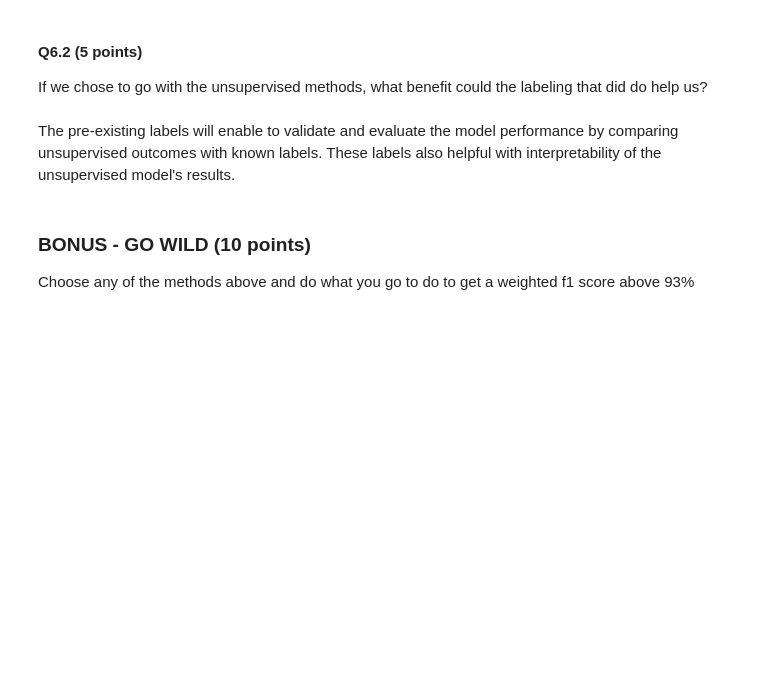
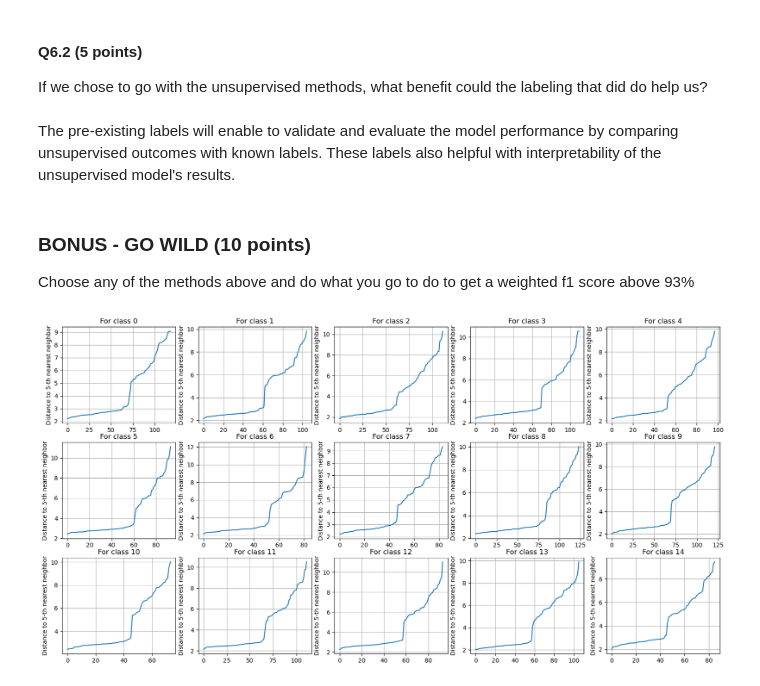
Before and after one commit to JaneAmi/YData_UL, a Jupyter notebook: HW4_AD/HW4_Anomaly_Detection.ipynb, the cells around one changed output. Cells and saved outputs as stored; diff of their text form; code cells hidden in the pictures; blank space fills up the shorter version.

```diff
--- a/HW4_AD/HW4_Anomaly_Detection.ipynb
+++ b/HW4_AD/HW4_Anomaly_Detection.ipynb
@@ -365,11 +384,6 @@ Train a simple KNN/Kmeans/DBscan that just determines for each class in and out
 For whichever model you used, use the labeled data to use reasonable hyperparameters.
 # %%
 from sklearn.neighbors import NearestNeighbors
-
-# Assuming X_scaled is your standardized features from the previous code
-
-# Choose k=MinPts, which is typically the same as min_samples in DBSCAN
-k = 5  # for example, but should be based on your specific dataset
 
 # Exclude the label and corrupted columns
 X = train_data.drop(['Class', 'Corrupted'], axis=1)
@@ -378,7 +392,7 @@ X = train_data.drop(['Class', 'Corrupted'], axis=1)
 X_scaled = StandardScaler().fit_transform(X)
 
 # Fit the NearestNeighbors model
-nearest_neighbors = NearestNeighbors(n_neighbors=k)
+nearest_neighbors = NearestNeighbors(n_neighbors=5)
 nearest_neighbors.fit(X_scaled)
 
 # Find the k-nearest neighbors for each point (the first nearest neighbor is the point itself)
@@ -407,7 +421,7 @@ for c in train_data['Class'].unique():
     # prepare the data
     X_train = StandardScaler().fit_transform(train_data[train_data['Class']==c].drop(['Class', 'Corrupted'], axis=1))
 
-    model_dbs = DBSCAN(eps=3, min_samples=5) #2*X_train.shape[1])
+    model_dbs = DBSCAN(eps=3.05, min_samples=5) #2*X_train.shape[1])
     model_dbs.fit(X_train)
 
     tmp_df = train_data[train_data['Class']==c].copy()
@@ -440,3 +454,37 @@ The pre-existing labels will enable to validate and evaluate the model performan
 # %% [markdown]
 ### BONUS - GO WILD (10 points)
 Choose any of the methods above and do what you go to do to get a weighted f1 score above 93%
+# %%
+# let's use clustering per class, but tune hyperparametr for each class
+
+plt.figure(figsize=(20,10))
+i = 1
+
+for c in np.sort(train_data['Class'].unique()):
+    # Exclude the label and corrupted columns
+    X = train_data[train_data['Class']==c].drop(['Class', 'Corrupted'], axis=1)
+
+    # Scaling the features
+    X_scaled = StandardScaler().fit_transform(X)
+
+    # Fit the NearestNeighbors model
+    nearest_neighbors = NearestNeighbors(n_neighbors=5)
+    nearest_neighbors.fit(X_scaled)
+
+    # Find the k-nearest neighbors for each point (the first nearest neighbor is the point itself)
+    distances, indices = nearest_neighbors.kneighbors(X_scaled)
+
+    # Sort the distances to the k-th nearest neighbor (k-th column of the distances array)
+    kth_distances = distances[:, k-1]
+    kth_distances_sorted = np.sort(kth_distances)
+
+    # Plot the results
+    plt.subplot(3, 5, i)
+    plt.plot(kth_distances_sorted)
+    plt.ylabel(f'Distance to {k}-th nearest neighbor')
+    plt.title(f'For class {c}')
+    plt.grid(True)
+    i += 1
+plt.show()
+# %% [output]
+[figure, added]
```
Also changed, not shown: parts of 11 cells of this notebook.
